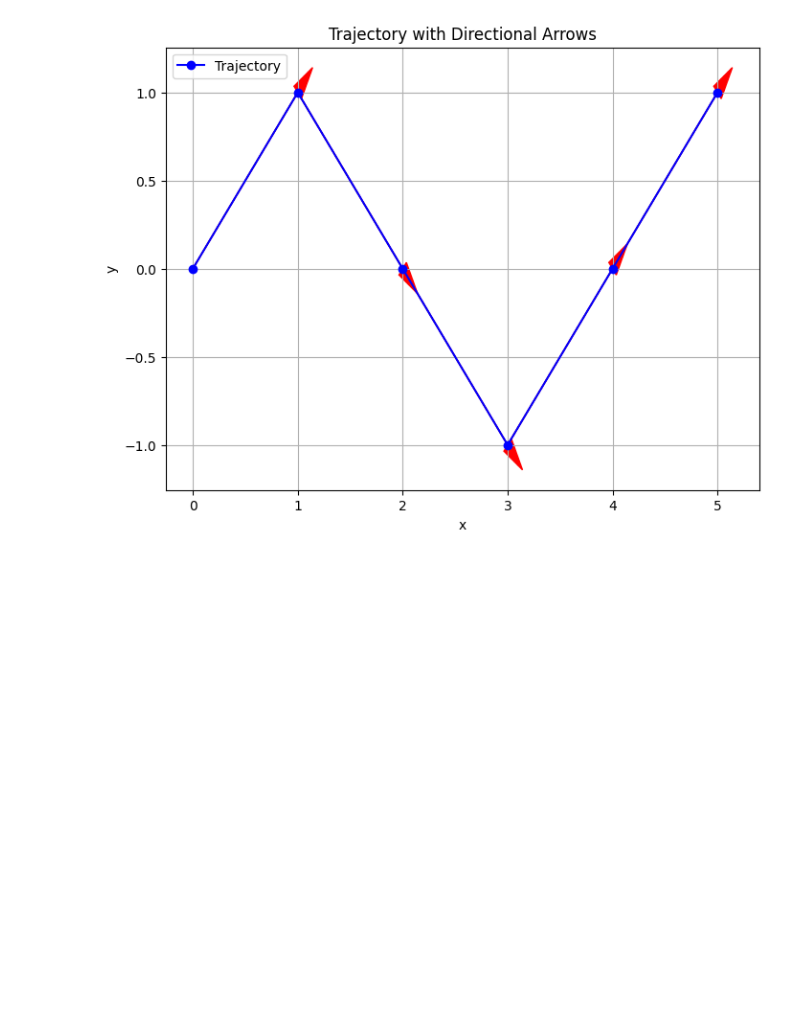
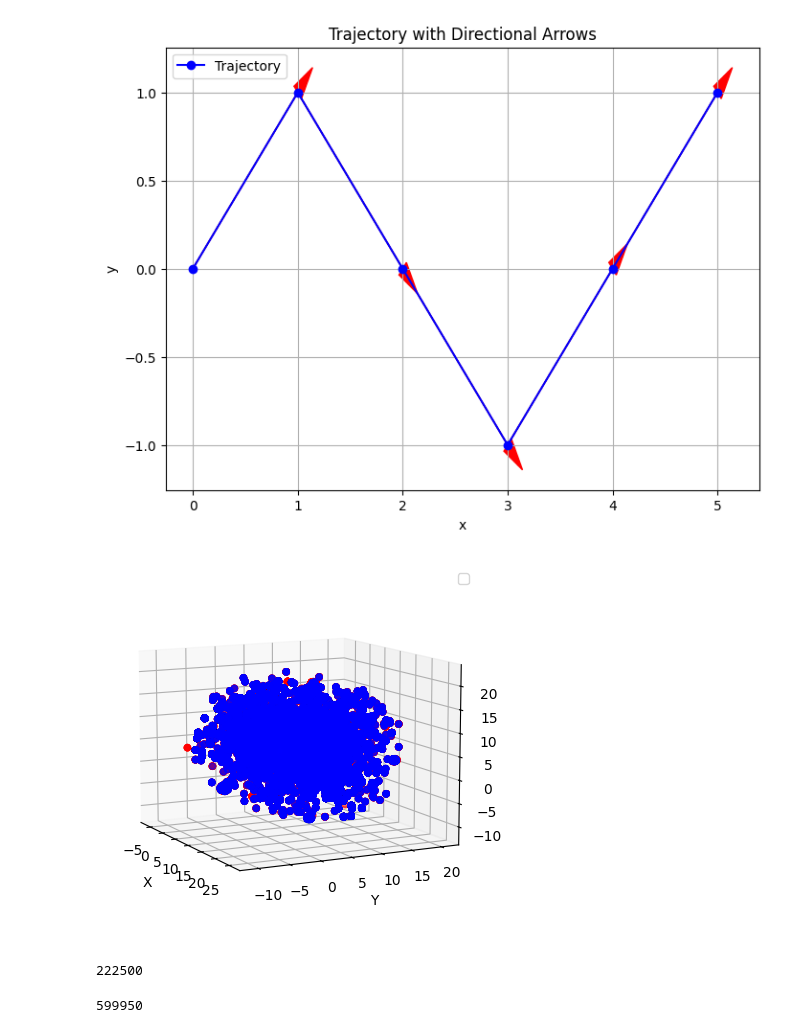
Before and after one commit to Sakuyui/snn-seizure-prediction-research, a Jupyter notebook: EEG_dynamics.ipynb, the cells around one changed output. Cells and saved outputs as stored; diff of their text form; code cells hidden in the pictures; blank space fills up the shorter version.

```diff
--- a/EEG_dynamics.ipynb
+++ b/EEG_dynamics.ipynb
@@ -94,3 +136,40 @@ plt.legend()
 plt.show()
 # %% [output]
 [figure]
+# %%
+import matplotlib.pyplot as plt
+import numpy as np
+
+ax = plt.figure().add_subplot(projection='3d')
+
+# Plot scatterplot data (20 2D points per colour) on the x and z axes.
+colors = ('r', 'g', 'b', 'k')
+
+onset_zone = states_transformed[seizure_offset: seizure_offset + seizure1_length]
+pre_epileptic_zone = states_transformed[seizure_offset - 100000: seizure_offset]
+post_epileptic_zone = states_transformed[seizure_offset + seizure1_length: seizure_offset + seizure1_length + 100000]
+ax.scatter(xs=onset_zone[:, 0], ys = onset_zone[:, 1], zs=onset_zone[:, 2], c="red")
+ax.scatter(xs=pre_epileptic_zone[:, 0], ys = pre_epileptic_zone[:, 1], zs=pre_epileptic_zone[:, 2],  c="blue")
+#ax.scatter(xs=post_epileptic_zone[:, 0], ys = post_epileptic_zone[:, 1], zs=post_epileptic_zone[:, 2], c="green")
+
+ax.legend()
+
+ax.set_xlabel('X')
+ax.set_ylabel('Y')
+ax.set_zlabel('Z')
+
+# Customize the view angle so it's easier to see that the scatter points lie
+# on the plane y=0
+ax.view_init(elev=10., azim=-27, roll=0)
+
+plt.show()
+# %% [output]
+[figure, added]
+# %%
+len(states_transformed[seizure_offset: seizure_offset + seizure1_length])
+# %% [output]
+222500
+# %%
+len(states_transformed)
+# %% [output]
+599950
```
Also changed, not shown: parts of 13 cells of this notebook, 2 other files.
